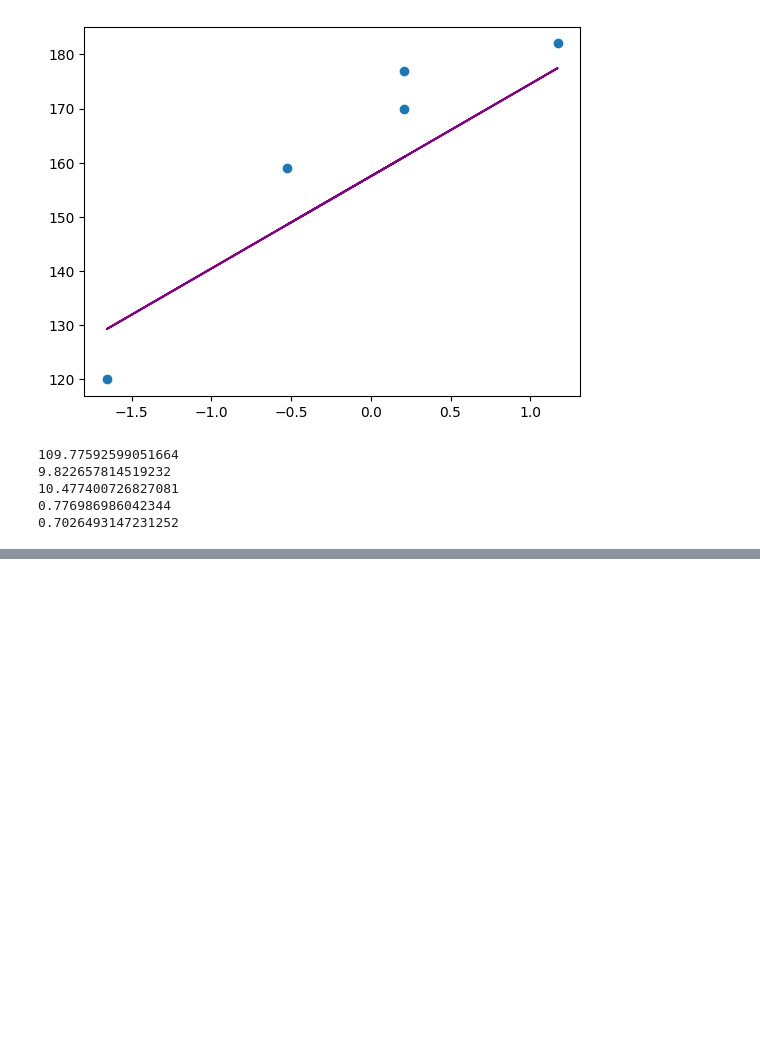
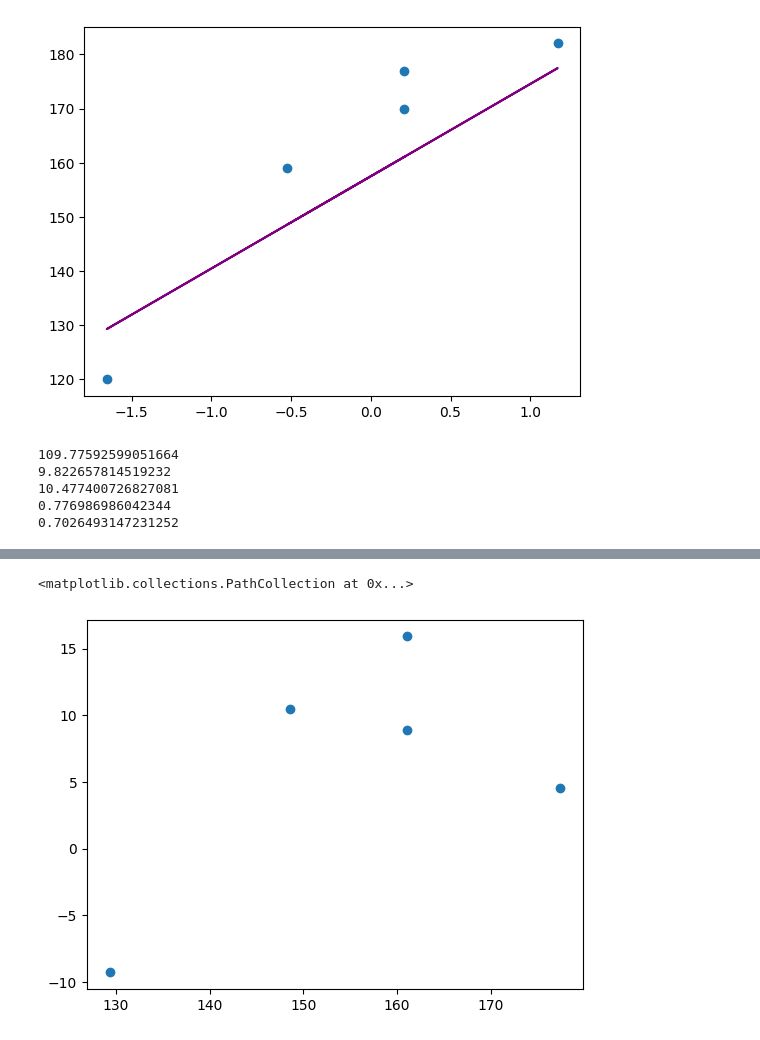
Before and after one commit to Vaibhav2024/Simple_Linear_Regression_Project_AWS_Deployment, a Jupyter notebook: Simple_Linear_Regression.ipynb, the cells around one changed output, grey strips where cells are left out. Cells and saved outputs as stored; diff of their text form; code cells hidden in the pictures; blank space fills up the shorter version.

```diff
--- a/Simple_Linear_Regression.ipynb
+++ b/Simple_Linear_Regression.ipynb
@@ -131,0 +160,6 @@ print(Adjusted_r)
+# %%
+plt.scatter(y_pred_test, residuals)
+# if the model with p_pred and residuals shows uniform distribution then model is good
+# %% [output]
+<matplotlib.collections.PathCollection at 0x...>
+[figure, added]
```
Also changed, not shown: parts of 6 cells of this notebook.
